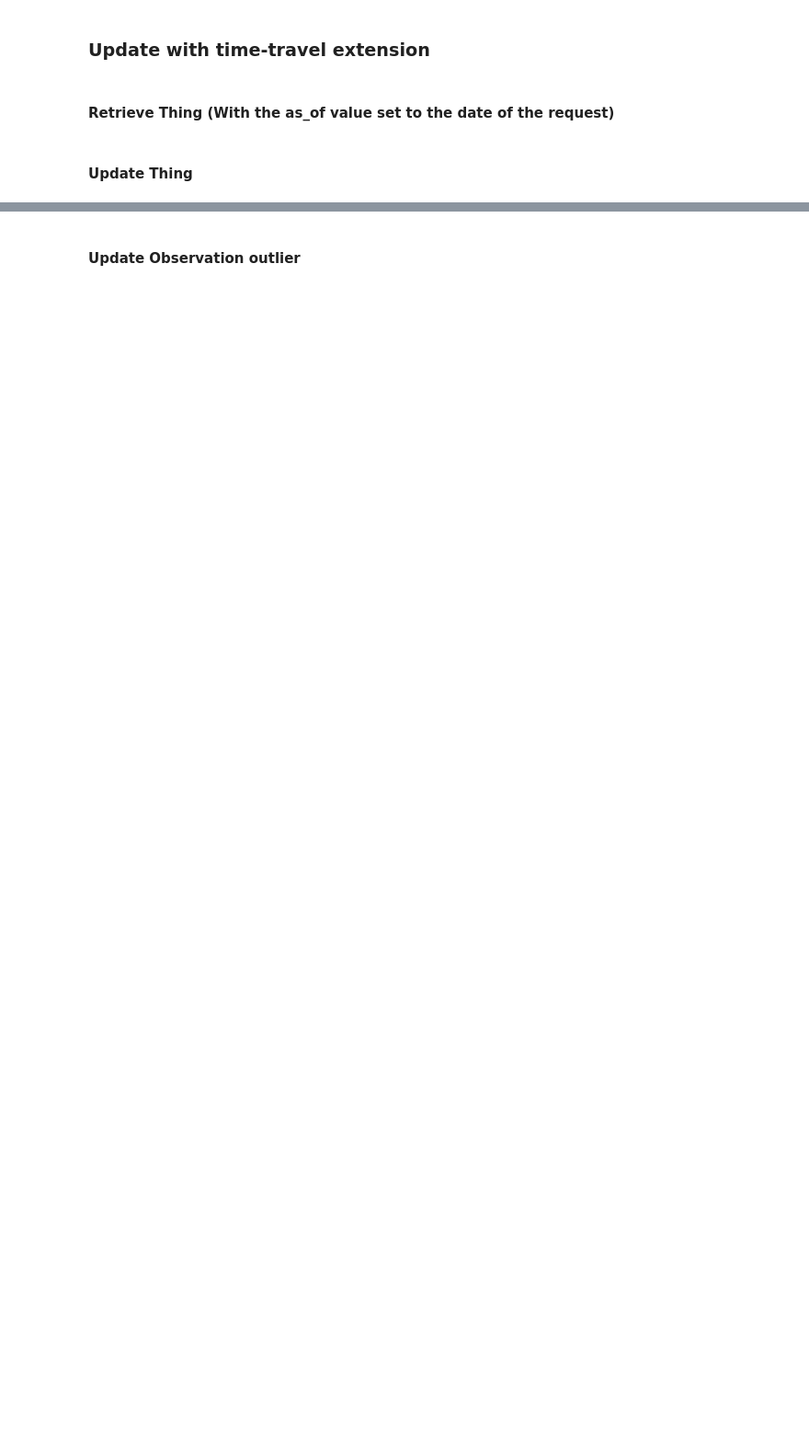
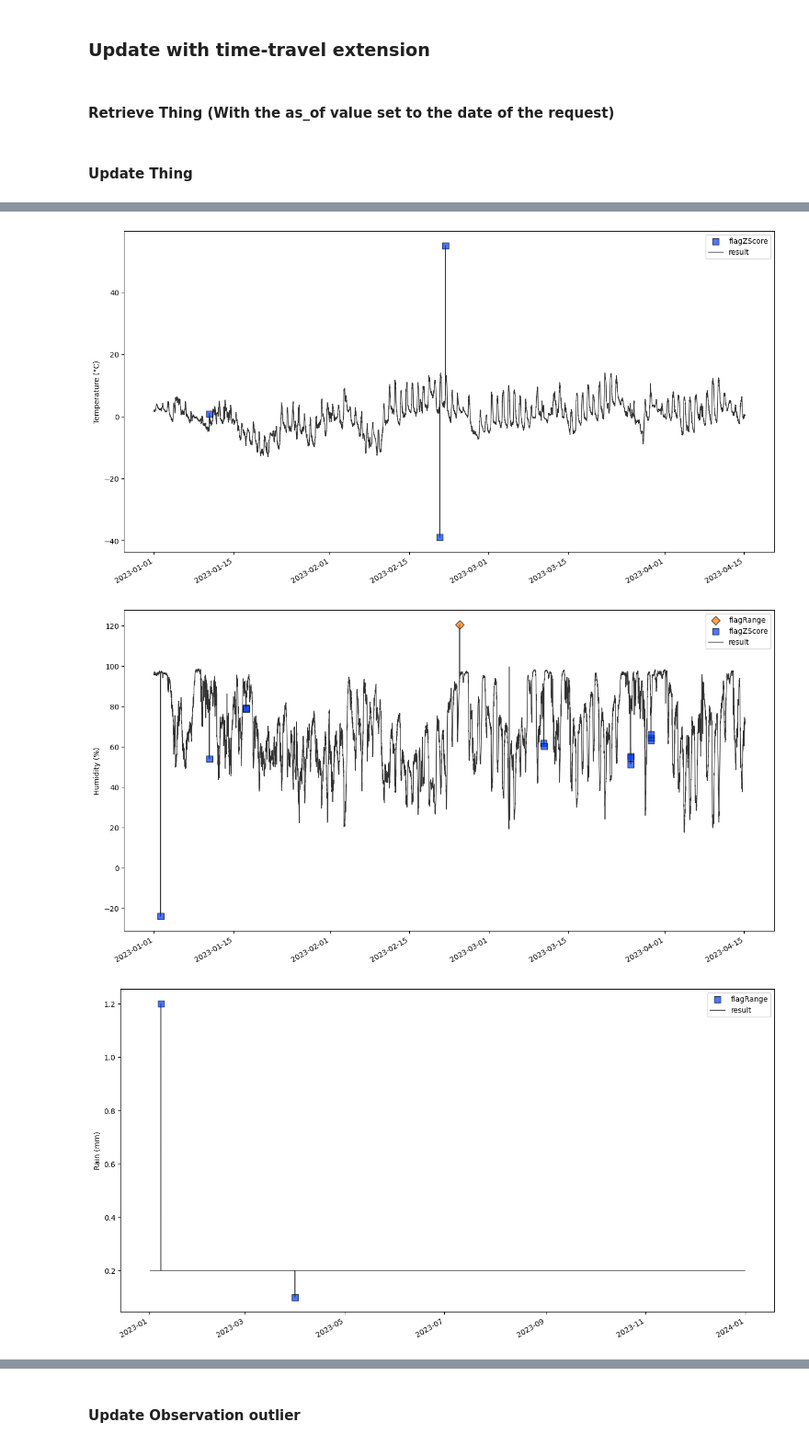
Before and after one commit to istSOS/istSOS4, a Jupyter notebook: docs/tutorials/traveltime_lausanne.ipynb, the cells around one changed output, grey strips where cells are left out. Shown at 92% size. Drawn from its saved outputs; the diff is of its cells as text; code cells hidden in the pictures; blank space fills up the shorter version.

````diff
--- a/docs/tutorials/traveltime_lausanne.ipynb
+++ b/docs/tutorials/traveltime_lausanne.ipynb
@@ -51,0 +121,2 @@ meteo = st.sta(base_url)
+# %%
+STA = st.sta(base_url, verbose=True)
@@ -142,0 +256,11 @@ else:
+# %%
+# GET the things based on the prefix using the function startswith
+
+
+thing = STA.query_api(
+    "Things", {"$filter": f"startswith(name,'{prefix}_')"}
+)
+thing_id = thing[0]["@iot.id"]
+json_data = (json.dumps(thing, indent=2))
+md = f"```json\n{json_data}\n```"
+display(Markdown(md))
@@ -281,0 +459,59 @@ observation_id = outliers[0][0]
+# %%
+for _qc in qcs:
+    if "_T_" in _qc:
+        qc = (
+            qcs[_qc]
+            .flagMissing("result", flag=90)
+            .flagConstants("result", thresh=0.1, window="1D", flag=91)
+            .flagZScore("result", window="1D", flag=92)
+            .flagRange("result", min=-20, max=50, flag=93)
+        )
+        dfs[_qc].loc[qc.flags["result"] == 90, "resultQuality"] = 90
+        dfs[_qc].loc[qc.flags["result"] == 91, "resultQuality"] = 91
+        dfs[_qc].loc[qc.flags["result"] == 92, "resultQuality"] = 92
+        dfs[_qc].loc[qc.flags["result"] == 93, "resultQuality"] = 93
+        qc.plot(
+            "result",
+            ax_kwargs={
+                "ylabel": f"Temperature (°C)",
+            },
+        )
+        dfs[_qc].update
+    elif "_H_" in _qc:
+        qc = (
+            qcs[_qc]
+            .flagMissing("result", flag=90)
+            .flagConstants("result", thresh=0.1, window="1D", flag=91)
+            .flagZScore("result", window="1D", flag=92)
+            .flagRange("result", min=0, max=100, flag=93)
+        )
+        dfs[_qc].loc[qc.flags["result"] == 90, "resultQuality"] = 90
+        dfs[_qc].loc[qc.flags["result"] == 91, "resultQuality"] = 91
+        dfs[_qc].loc[qc.flags["result"] == 92, "resultQuality"] = 92
+        dfs[_qc].loc[qc.flags["result"] == 93, "resultQuality"] = 93
+        qc.plot(
+            "result",
+            ax_kwargs={
+                "ylabel": f"Humidity (%)",
+            },
+        )
+    else:
+        qc = (
+            qcs[_qc]
+            .flagMissing("result", flag=90)
+            .flagRange("result", min=0.2, max=0.2, flag=91)
+        )
+        dfs[_qc].loc[qc.flags["result"] == 90, "resultQuality"] = 90
+        dfs[_qc].loc[qc.flags["result"] == 91, "resultQuality"] = 91
+        qc.plot(
+            "result",
+            ax_kwargs={
+                # "figsize": (10, 4),
+                # "grid": True,
+                "ylabel": f"Rain (mm)",
+            },
+        )
+# %% [output]
+[figure, added]
+[figure, added]
+[figure, added]
````
Also changed, not shown: parts of 39 cells of this notebook, 5 other files.
